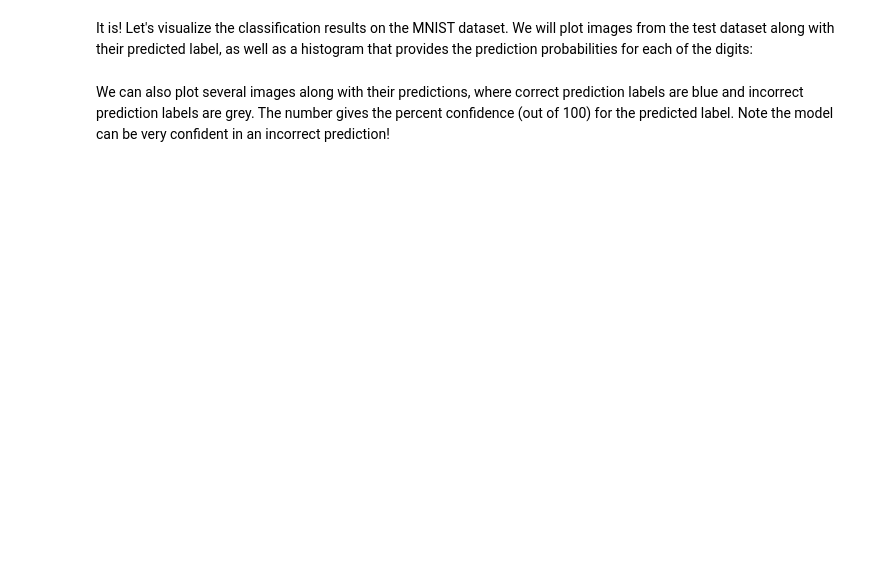
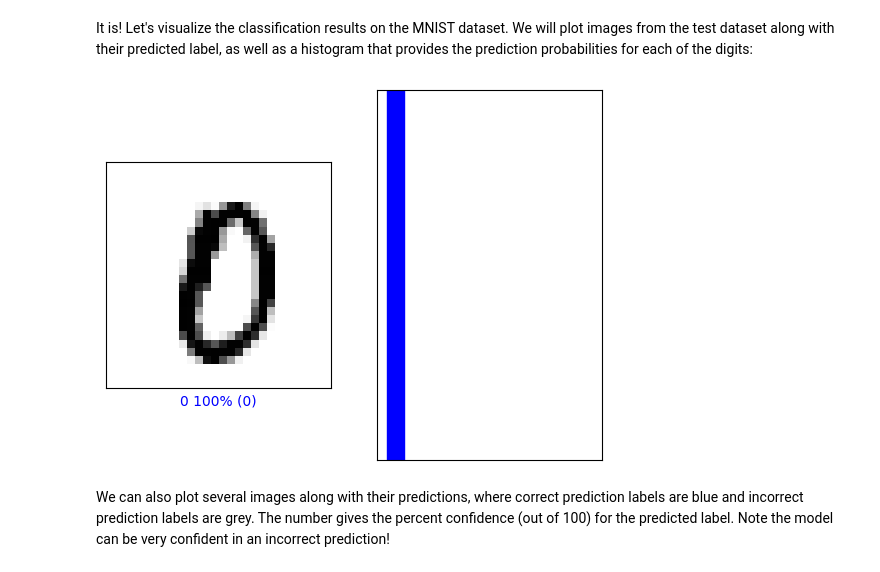
Before and after one commit to andaahmed/andaahmed, a Jupyter notebook: lab2/TF_Part1_MNIST.ipynb, the cells around one changed output. Drawn from its saved outputs; the diff is of its cells as text; code cells hidden in the pictures; blank space fills up the shorter version.

```diff
--- a/lab2/TF_Part1_MNIST.ipynb
+++ b/lab2/TF_Part1_MNIST.ipynb
@@ -158,7 +161,7 @@ You'll want to experiment with both the choice of optimizer and learning rate an
 '''TODO: Experiment with different optimizers and learning rates. How do these affect
     the accuracy of the trained model? Which optimizers and/or learning rates yield
     the best performance?'''
-model.compile(optimizer=tf.keras.optimizers.SGD(learning_rate=1e-1),
+model.compile(optimizer=tf.keras.optimizers.SGD(learning_rate=2e-1),
               loss='sparse_categorical_crossentropy',
               metrics=['accuracy'])
 # %% [markdown]
@@ -208,16 +244,16 @@ def build_cnn_model():
     cnn_model = tf.keras.Sequential([
 
         # TODO: Define the first convolutional layer
-        tf.keras.layers.Conv2D('''TODO''')
+        tf.keras.layers.Conv2D(filters=32, kernel_size=(3,3), activation=tf.nn.relu),
 
         # TODO: Define the first max pooling layer
-        tf.keras.layers.MaxPool2D('''TODO''')
+        tf.keras.layers.MaxPool2D((2,2)),
 
         # TODO: Define the second convolutional layer
-        tf.keras.layers.Conv2D('''TODO''')
+        tf.keras.layers.Conv2D(filters=64, kernel_size=(3,3), activation=tf.nn.relu),
 
         # TODO: Define the second max pooling layer
-        tf.keras.layers.MaxPool2D('''TODO''')
+        tf.keras.layers.MaxPool2D((2,2)),
 
         tf.keras.layers.Flatten(),
         tf.keras.layers.Dense(128, activation=tf.nn.relu),
@@ -225,7 +261,7 @@ def build_cnn_model():
         # TODO: Define the last Dense layer to output the classification
         # probabilities. Pay attention to the activation needed a probability
         # output
-        '''[TODO Dense layer to output classification probabilities]'''
+        tf.keras.layers.Dense(10, activation=tf.nn.softmax)
     ])
 
     return cnn_model
@@ -244,4 +304,5 @@ comet_ml.init(project_name="6.s191lab2_part1_CNN")
 comet_model_2 = comet_ml.Experiment()
 
 '''TODO: Define the compile operation with your optimizer and learning rate of choice'''
-cnn_model.compile(optimizer='''TODO''', loss='''TODO''', metrics=['accuracy']) # TODO
+cnn_model.compile(optimizer=tf.keras.optimizers.Adam(learning_rate=1e-3),
+              loss='sparse_categorical_crossentropy', metrics=['accuracy']) # TODO
@@ -249,5 +316,8 @@ cnn_model.compile(optimizer='''TODO''', loss='''TODO''', metrics=['accuracy']) #
 As was the case with the fully connected model, we can train our CNN using the `fit` method via the Keras API.
 # %%
 '''TODO: Use model.fit to train the CNN model, with the same batch_size and number of epochs previously used.'''
-cnn_model.fit('''TODO''')
-# comet_model_2.end()
+BATCH_SIZE = 64
+EPOCHS = 5
+
+cnn_model.fit(train_images, train_labels, batch_size=BATCH_SIZE, epochs=EPOCHS)
+comet_model_2.end()
@@ -293,12 +410,14 @@ It is! Let's visualize the classification results on the MNIST dataset. We will
 # %%
 #@title Change the slider to look at the model's predictions! { run: "auto" }
 
-image_index = 79 #@param {type:"slider", min:0, max:100, step:1}
+image_index = 55 #@param {type:"slider", min:0, max:100, step:1}
 plt.subplot(1,2,1)
 mdl.lab2.plot_image_prediction(image_index, predictions, test_labels, test_images)
 plt.subplot(1,2,2)
 mdl.lab2.plot_value_prediction(image_index, predictions,  test_labels)
 comet_model_2.log_figure(figure=plt)
+# %% [output]
+[figure, added]
 # %% [markdown]
 We can also plot several images along with their predictions, where correct prediction labels are blue and incorrect prediction labels are grey. The number gives the percent confidence (out of 100) for the predicted label. Note the model can be very confident in an incorrect prediction!
 # %%
```
Also changed, not shown: parts of 17 cells of this notebook.
